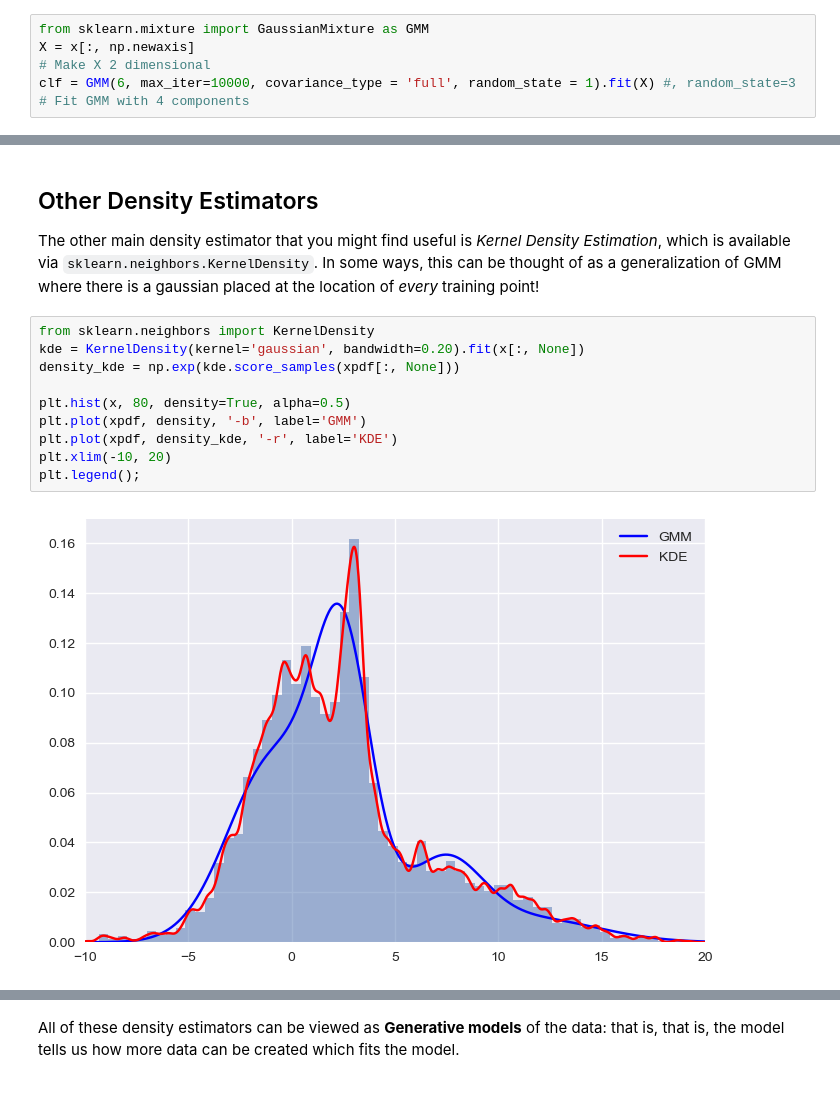
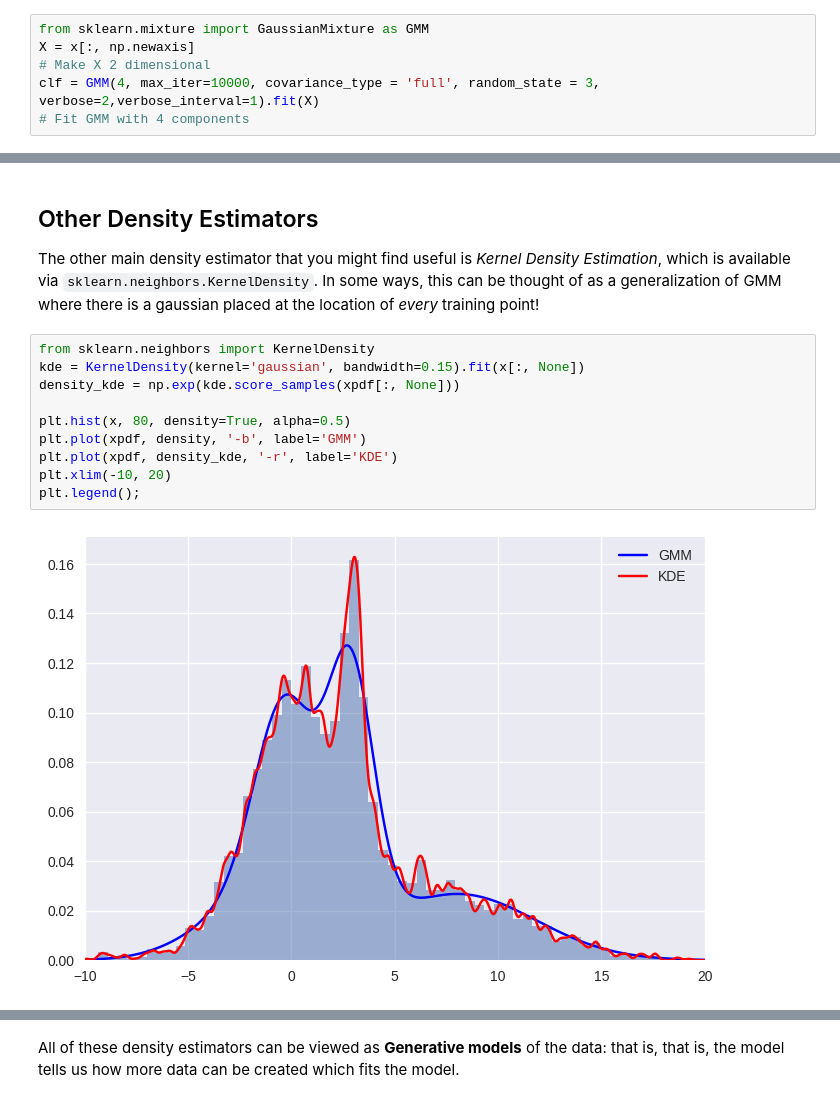
Before and after one commit to brockparker/Coursework, a Jupyter notebook: ASTR-513/Lectures/Scikit-learn-master/notebooks/04.3-Density-GMM.ipynb, the cells around one changed output, grey strips where cells are left out. Saved outputs shown, nothing was run; the diff lists cells and outputs as text.

```diff
--- a/ASTR-513/Lectures/Scikit-learn-master/notebooks/04.3-Density-GMM.ipynb
+++ b/ASTR-513/Lectures/Scikit-learn-master/notebooks/04.3-Density-GMM.ipynb
@@ -48,5 +59,5 @@ Gaussian mixture models will allow us to approximate this density:
 from sklearn.mixture import GaussianMixture as GMM
 X = x[:, np.newaxis]
 # Make X 2 dimensional
-clf = GMM(6, max_iter=10000, covariance_type = 'full', random_state = 1).fit(X) #, random_state=3
+clf = GMM(4, max_iter=10000, covariance_type = 'full', random_state = 3, verbose=2,verbose_interval=1).fit(X)
 # Fit GMM with 4 components
@@ -200,13 +246,13 @@ Finally, we should note that although all of the above is done in one dimension,
 The other main density estimator that you might find useful is *Kernel Density Estimation*, which is available via ``sklearn.neighbors.KernelDensity``. In some ways, this can be thought of as a generalization of GMM where there is a gaussian placed at the location of *every* training point!
 # %%
 from sklearn.neighbors import KernelDensity
-kde = KernelDensity(kernel='gaussian', bandwidth=0.20).fit(x[:, None])
+kde = KernelDensity(kernel='gaussian', bandwidth=0.15).fit(x[:, None])
 density_kde = np.exp(kde.score_samples(xpdf[:, None]))
 
 plt.hist(x, 80, density=True, alpha=0.5)
 plt.plot(xpdf, density, '-b', label='GMM')
 plt.plot(xpdf, density_kde, '-r', label='KDE')
 plt.xlim(-10, 20)
 plt.legend();
 # %% [output]
-[figure, old version]
+[figure, new version]
```
Also changed, not shown: parts of 21 cells of this notebook.
